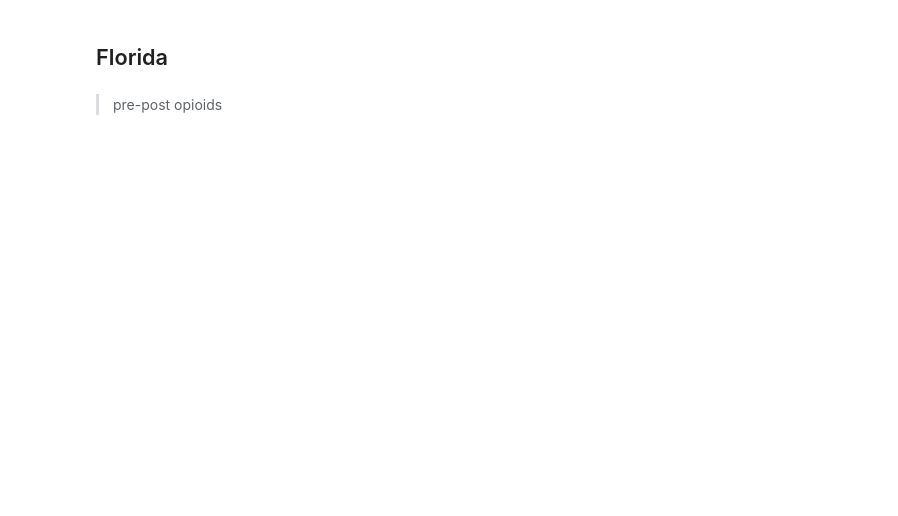
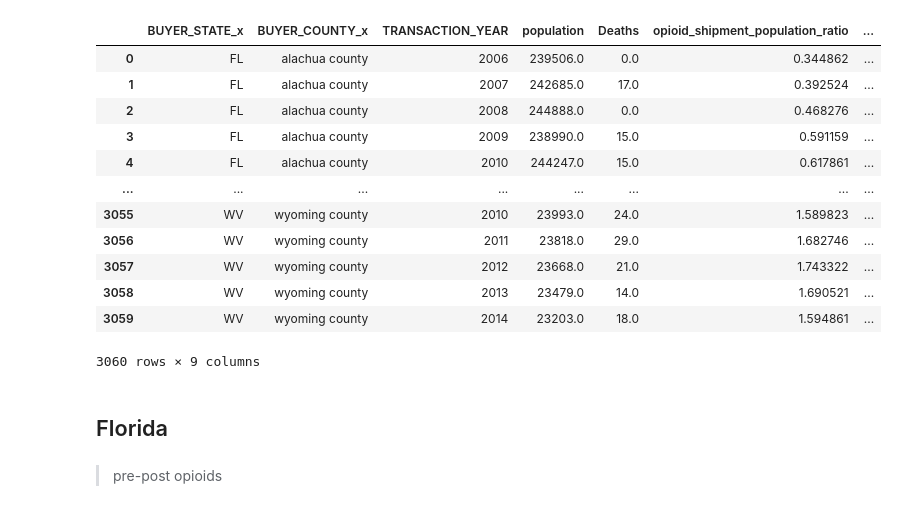
Before and after one commit to MIDS-at-Duke/pds-2022-leep, a Jupyter notebook: 10_code/plotting.ipynb, the cells around one changed output. Saved outputs shown, nothing was run; the diff lists cells and outputs as text; code cells hidden in the pictures; blank space fills up the shorter version.

Commit message:
making plotting by county without average

```diff
--- a/10_code/plotting.ipynb
+++ b/10_code/plotting.ipynb
@@ -8,20 +22,50 @@ wa = pd.read_csv("/Users/emma/Downloads/Finality Subsets/WA subsetfinalized.csv"
 # %%
-def dataset(df, year, state):
-    """make dataset ready to run diff-diff and pre-post for opioids"""
-    df["TRANSACTION_YEAR"] = df["TRANSACTION_YEAR"].astype("int")
-    groupby_1 = (df.groupby(['BUYER_STATE_x', 'BUYER_COUNTY_x','TRANSACTION_YEAR','population','Deaths',],as_index=False)['opioid_shipment_population_ratio'].sum())
-    groupby_1['Total shipment']= groupby_1['population']*groupby_1['opioid_shipment_population_ratio']
-    opioids_data = (groupby_1.groupby(['BUYER_STATE_x','TRANSACTION_YEAR',],as_index=False)['population','Deaths','Total shipment'].sum())
-    opioids_data["death_rate"]= opioids_data["Deaths"]/opioids_data["population"]
-    opioids_data["death_rate"]*= 100000
-    opioids_data["opioid_shipment_population_ratio"]= opioids_data["Total shipment"]/opioids_data["population"]
-    opioids_data["policy"] = 0
-    opioids_data.loc[opioids_data["TRANSACTION_YEAR"] > year, "policy"] = 1
-    opioids_data["state"] = 0
-    opioids_data.loc[opioids_data["BUYER_STATE_x"] == state, "state"] = 1
-    return opioids_data
+# def dataset(df, year, state):
+#     """make dataset ready to run diff-diff and pre-post for opioids"""
+#     df["TRANSACTION_YEAR"] = df["TRANSACTION_YEAR"].astype("int")
+#     groupby_1 = (df.groupby(['BUYER_STATE_x', 'BUYER_COUNTY_x','TRANSACTION_YEAR','population','Deaths',],as_index=False)['opioid_shipment_population_ratio'].sum())
+#     groupby_1['Total shipment']= groupby_1['population']*groupby_1['opioid_shipment_population_ratio']
+#     opioids_data = (groupby_1.groupby(['BUYER_STATE_x','TRANSACTION_YEAR',],as_index=False)['population','Deaths','Total shipment'].sum())
+#     opioids_data["death_rate"]= opioids_data["Deaths"]/opioids_data["population"]
+#     opioids_data["death_rate"]*= 100000
+#     opioids_data["opioid_shipment_population_ratio"]= opioids_data["Total shipment"]/opioids_data["population"]
+#     opioids_data["policy"] = 0
+#     opioids_data.loc[opioids_data["TRANSACTION_YEAR"] > year, "policy"] = 1
+#     opioids_data["state"] = 0
+#     opioids_data.loc[opioids_data["BUYER_STATE_x"] == state, "state"] = 1
+#     return opioids_data
+# %%
+def dataset(df, year, state):
+    """make dataset ready to run diff-diff and pre-post for opioids"""
+    df["TRANSACTION_YEAR"] = df["TRANSACTION_YEAR"].astype("int")
+    df = (df.groupby(['BUYER_STATE_x','BUYER_COUNTY_x','TRANSACTION_YEAR','population','Deaths'],as_index=False)['opioid_shipment_population_ratio'].sum())
+    # groupby_1['Total shipment']= groupby_1['population']*groupby_1['opioid_shipment_population_ratio']
+    # opioids_data = (groupby_1.groupby(['BUYER_STATE_x','TRANSACTION_YEAR',],as_index=False)['population','Deaths','Total shipment'].sum())
+    df["death_rate"]= df["Deaths"]/df["population"]
+    df["death_rate"]*= 100000
+    df["policy"] = 0
+    df.loc[df["TRANSACTION_YEAR"] > year, "policy"] = 1
+    df["state"] = 0
+    df.loc[df["BUYER_STATE_x"] == state, "state"] = 1
+    return df
 # %%
 FL = dataset(fl, 2010, "FL")
+# %%
+FL
+# %% [output]
+|  | BUYER_STATE_x | BUYER_COUNTY_x | TRANSACTION_YEAR | population | Deaths | opioid_shipment_population_ratio | ... |
+| 0 | FL | alachua county | 2006 | 239506.0 | 0.0 | 0.344862 | ... |
+| 1 | FL | alachua county | 2007 | 242685.0 | 17.0 | 0.392524 | ... |
+| 2 | FL | alachua county | 2008 | 244888.0 | 0.0 | 0.468276 | ... |
+| 3 | FL | alachua county | 2009 | 238990.0 | 15.0 | 0.591159 | ... |
+| 4 | FL | alachua county | 2010 | 244247.0 | 15.0 | 0.617861 | ... |
+| ... | ... | ... | ... | ... | ... | ... | ... |
+| 3055 | WV | wyoming county | 2010 | 23993.0 | 24.0 | 1.589823 | ... |
+| 3056 | WV | wyoming county | 2011 | 23818.0 | 29.0 | 1.682746 | ... |
+| 3057 | WV | wyoming county | 2012 | 23668.0 | 21.0 | 1.743322 | ... |
+| 3058 | WV | wyoming county | 2013 | 23479.0 | 14.0 | 1.690521 | ... |
+| 3059 | WV | wyoming county | 2014 | 23203.0 | 18.0 | 1.594861 | ... |
+3060 rows × 9 columns
 # %%
 # TX = dataset(tx, 2007, "TX")
 # %%
```
Also changed, not shown: parts of 3 cells of this notebook.
